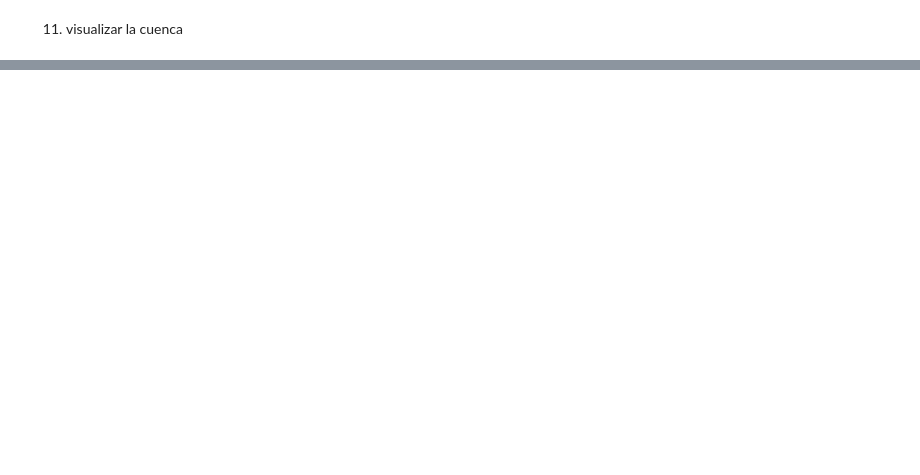
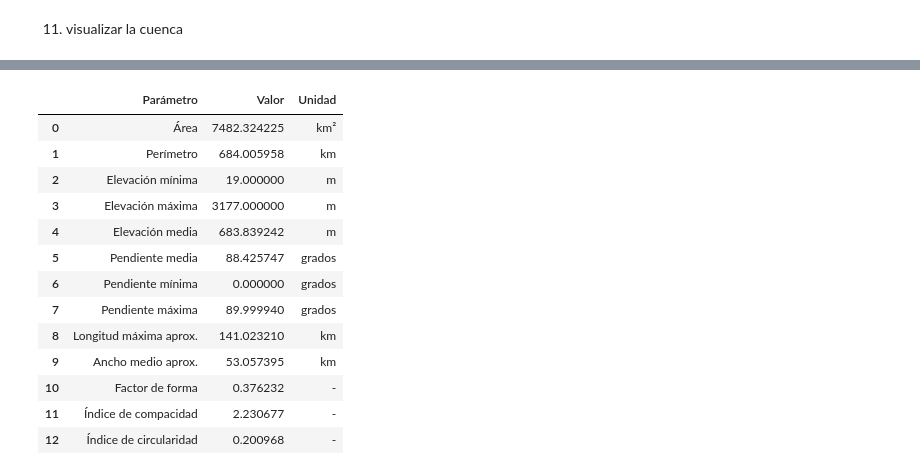
Before and after one commit to paulmunozpauta/Hidrology_Course, a Jupyter notebook: 01_Delimitacion_cuenca.ipynb, the cells around one changed output, grey strips where cells are left out. Cells and saved outputs as stored; diff of their text form; code cells hidden in the pictures; blank space fills up the shorter version.

```diff
--- a/01_Delimitacion_cuenca.ipynb
+++ b/01_Delimitacion_cuenca.ipynb
@@ -375,0 +494,16 @@ Data/Ñuble/cuenca_demo.shp
+# %%
+# =========================================================
+# 5. ÍNDICES MORFOMÉTRICOS
+# =========================================================
+# factor de forma
+form_factor = area_m2 / (length_max_m ** 2)
+
+# índice de compacidad de Gravelius
+gravelius = perimeter_m / (2 * np.sqrt(np.pi * area_m2))
+
+# circularidad
+circularity = (4 * np.pi * area_m2) / (perimeter_m ** 2)
+
+print(f"Factor de forma: {form_factor:.3f}")
+print(f"Índice de compacidad (Gravelius): {gravelius:.3f}")
+print(f"Índice de circularidad: {circularity:.3f}")
@@ -375,0 +514,70 @@ Data/Ñuble/cuenca_demo.shp
+# %%
+# =========================================================
+# 6. RESUMEN EN TABLA
+# =========================================================
+import pandas as pd
+
+basin_summary = pd.DataFrame({
+    "Parámetro": [
+        "Área",
+        "Perímetro",
+        "Elevación mínima",
+        "Elevación máxima",
+        "Elevación media",
+        "Pendiente media",
+        "Pendiente mínima",
+        "Pendiente máxima",
+        "Longitud máxima aprox.",
+        "Ancho medio aprox.",
+        "Factor de forma",
+        "Índice de compacidad",
+        "Índice de circularidad"
+    ],
+    "Valor": [
+        area_km2,
+        perimeter_km,
+        elev_min,
+        elev_max,
+        elev_mean,
+        slope_mean,
+        slope_min,
+        slope_max,
+        length_max_km,
+        mean_width_km,
+        form_factor,
+        gravelius,
+        circularity
+    ],
+    "Unidad": [
+        "km²",
+        "km",
+        "m",
+        "m",
+        "m",
+        "grados",
+        "grados",
+        "grados",
+        "km",
+        "km",
+        "-",
+        "-",
+        "-"
+    ]
+})
+
+basin_summary
+# %% [output]
+|  | Parámetro | Valor | Unidad |
+| 0 | Área | 7482.324225 | km² |
+| 1 | Perímetro | 684.005958 | km |
+| 2 | Elevación mínima | 19.000000 | m |
+| 3 | Elevación máxima | 3177.000000 | m |
+| 4 | Elevación media | 683.839242 | m |
+| 5 | Pendiente media | 88.425747 | grados |
+| 6 | Pendiente mínima | 0.000000 | grados |
+| 7 | Pendiente máxima | 89.999940 | grados |
+| 8 | Longitud máxima aprox. | 141.023210 | km |
+| 9 | Ancho medio aprox. | 53.057395 | km |
+| 10 | Factor de forma | 0.376232 | - |
+| 11 | Índice de compacidad | 2.230677 | - |
+| 12 | Índice de circularidad | 0.200968 | - |
```
Also changed, not shown: parts of 27 cells of this notebook.
